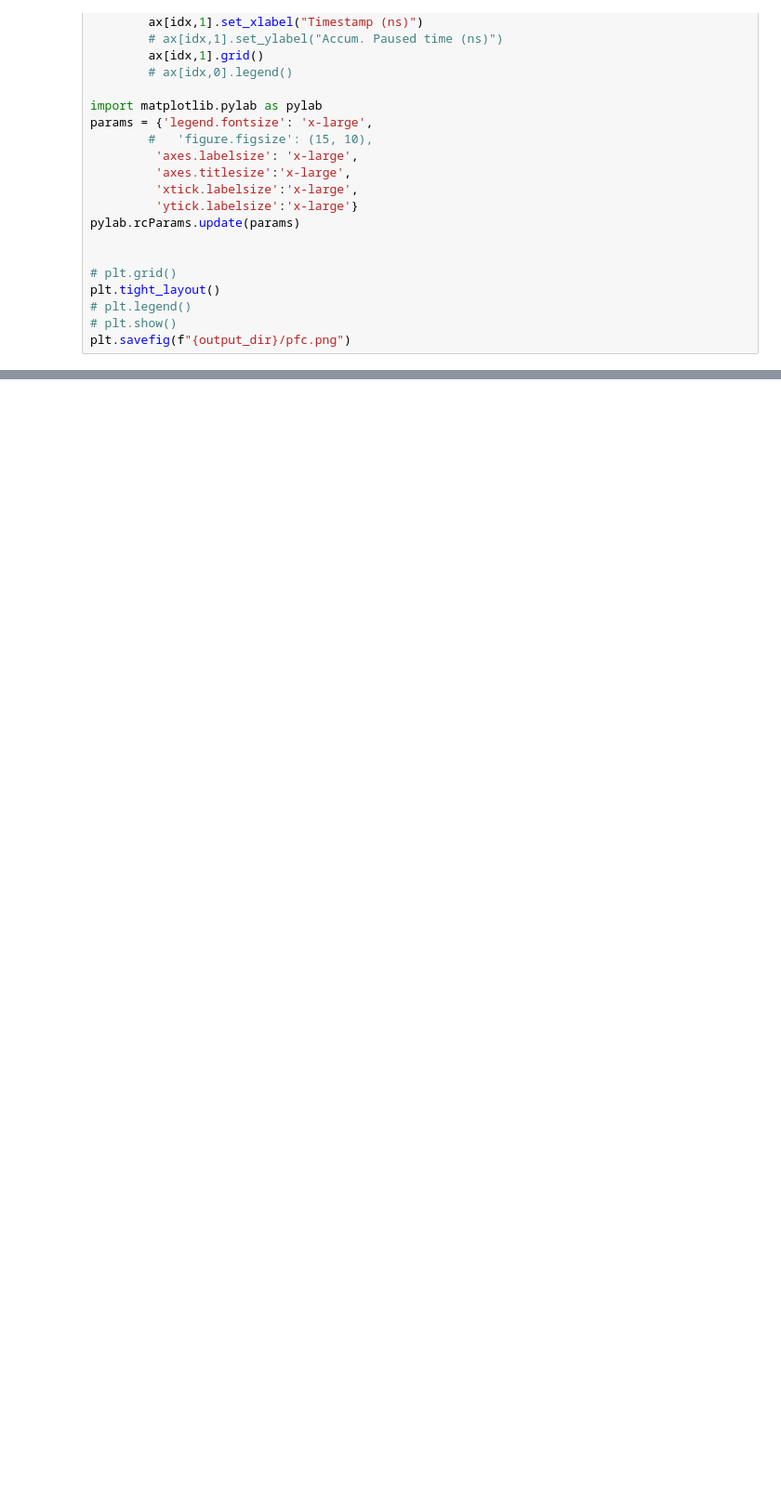
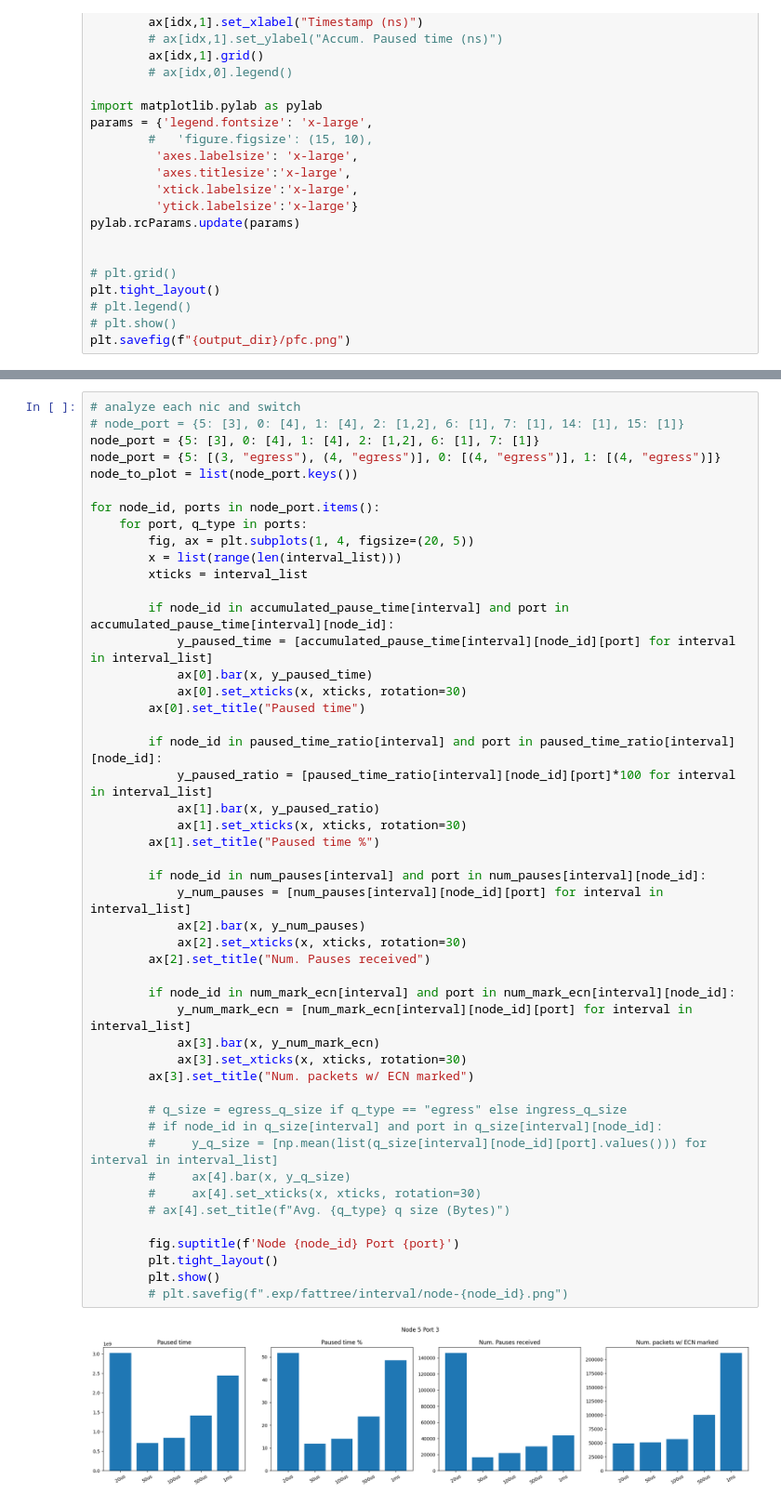
Before and after one commit to sakshamagarwals/High-Precision-Congestion-Control, a Jupyter notebook: analyze.ipynb, the cells around one changed output, grey strips where cells are left out. Shown at 93% size. Cells and saved outputs as stored; diff of their text form; blank space fills up the shorter version.

```diff
--- a/analyze.ipynb
+++ b/analyze.ipynb
@@ -504,0 +517,50 @@ for node_id, ports in node_port.items():
+# %%
+# analyze each nic and switch
+# node_port = {5: [3], 0: [4], 1: [4], 2: [1,2], 6: [1], 7: [1], 14: [1], 15: [1]}
+node_port = {5: [3], 0: [4], 1: [4], 2: [1,2], 6: [1], 7: [1]}
+node_port = {5: [(3, "egress"), (4, "egress")], 0: [(4, "egress")], 1: [(4, "egress")]}
+node_to_plot = list(node_port.keys())
+
+for node_id, ports in node_port.items():
+    for port, q_type in ports:
+        fig, ax = plt.subplots(1, 4, figsize=(20, 5))
+        x = list(range(len(interval_list)))
+        xticks = interval_list
+
+        if node_id in accumulated_pause_time[interval] and port in accumulated_pause_time[interval][node_id]:
+            y_paused_time = [accumulated_pause_time[interval][node_id][port] for interval in interval_list]
+            ax[0].bar(x, y_paused_time)
+            ax[0].set_xticks(x, xticks, rotation=30)
+        ax[0].set_title("Paused time")
+
+        if node_id in paused_time_ratio[interval] and port in paused_time_ratio[interval][node_id]:
+            y_paused_ratio = [paused_time_ratio[interval][node_id][port]*100 for interval in interval_list]
+            ax[1].bar(x, y_paused_ratio)
+            ax[1].set_xticks(x, xticks, rotation=30)
+        ax[1].set_title("Paused time %")
+
+        if node_id in num_pauses[interval] and port in num_pauses[interval][node_id]:
+            y_num_pauses = [num_pauses[interval][node_id][port] for interval in interval_list]
+            ax[2].bar(x, y_num_pauses)
+            ax[2].set_xticks(x, xticks, rotation=30)
+        ax[2].set_title("Num. Pauses received")
+
+        if node_id in num_mark_ecn[interval] and port in num_mark_ecn[interval][node_id]:
+            y_num_mark_ecn = [num_mark_ecn[interval][node_id][port] for interval in interval_list]
+            ax[3].bar(x, y_num_mark_ecn)
+            ax[3].set_xticks(x, xticks, rotation=30)
+        ax[3].set_title("Num. packets w/ ECN marked")
+
+        # q_size = egress_q_size if q_type == "egress" else ingress_q_size
+        # if node_id in q_size[interval] and port in q_size[interval][node_id]:
+        #     y_q_size = [np.mean(list(q_size[interval][node_id][port].values())) for interval in interval_list]
+        #     ax[4].bar(x, y_q_size)
+        #     ax[4].set_xticks(x, xticks, rotation=30)
+        # ax[4].set_title(f"Avg. {q_type} q size (Bytes)")
+
+        fig.suptitle(f'Node {node_id} Port {port}')
+        plt.tight_layout()
+        plt.show()
+        # plt.savefig(f".exp/fattree/interval/node-{node_id}.png")
+# %% [output]
+[figure, added]
```
Also changed, not shown: parts of 5 cells of this notebook.
